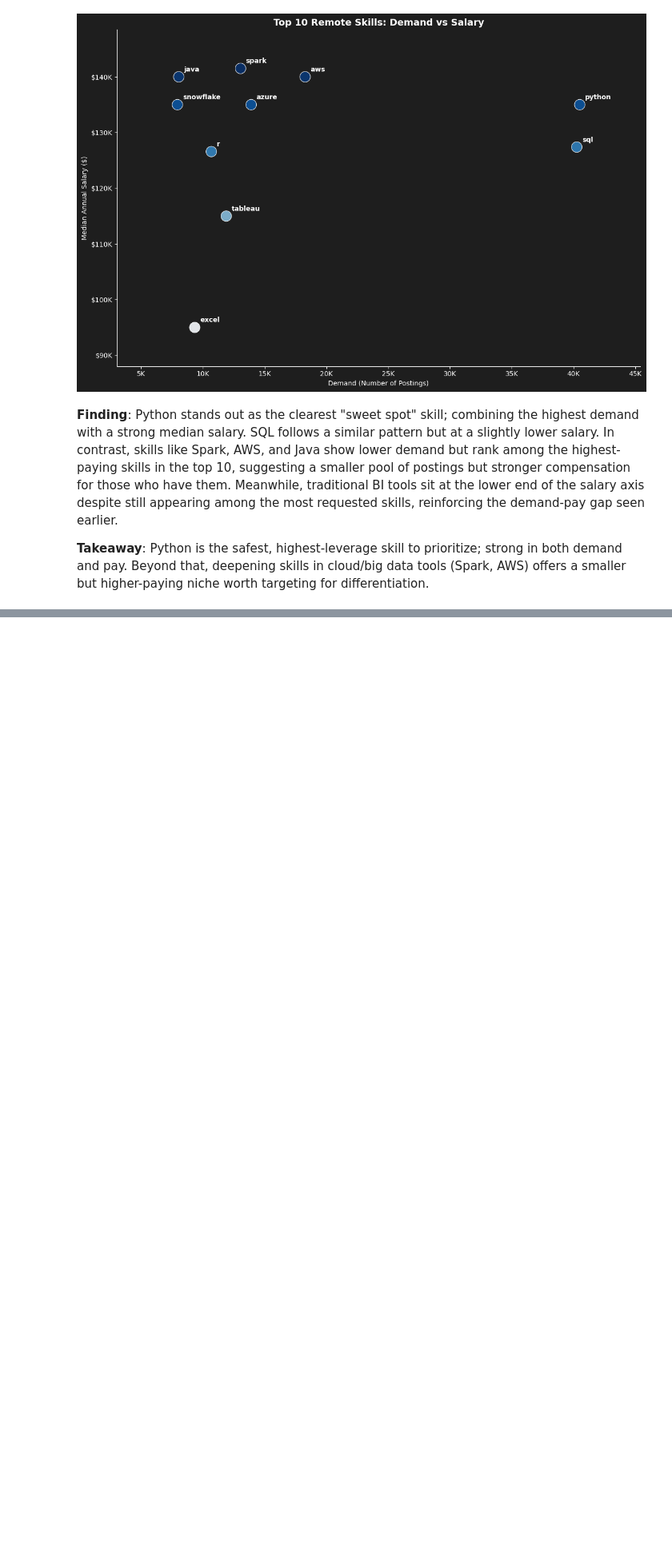
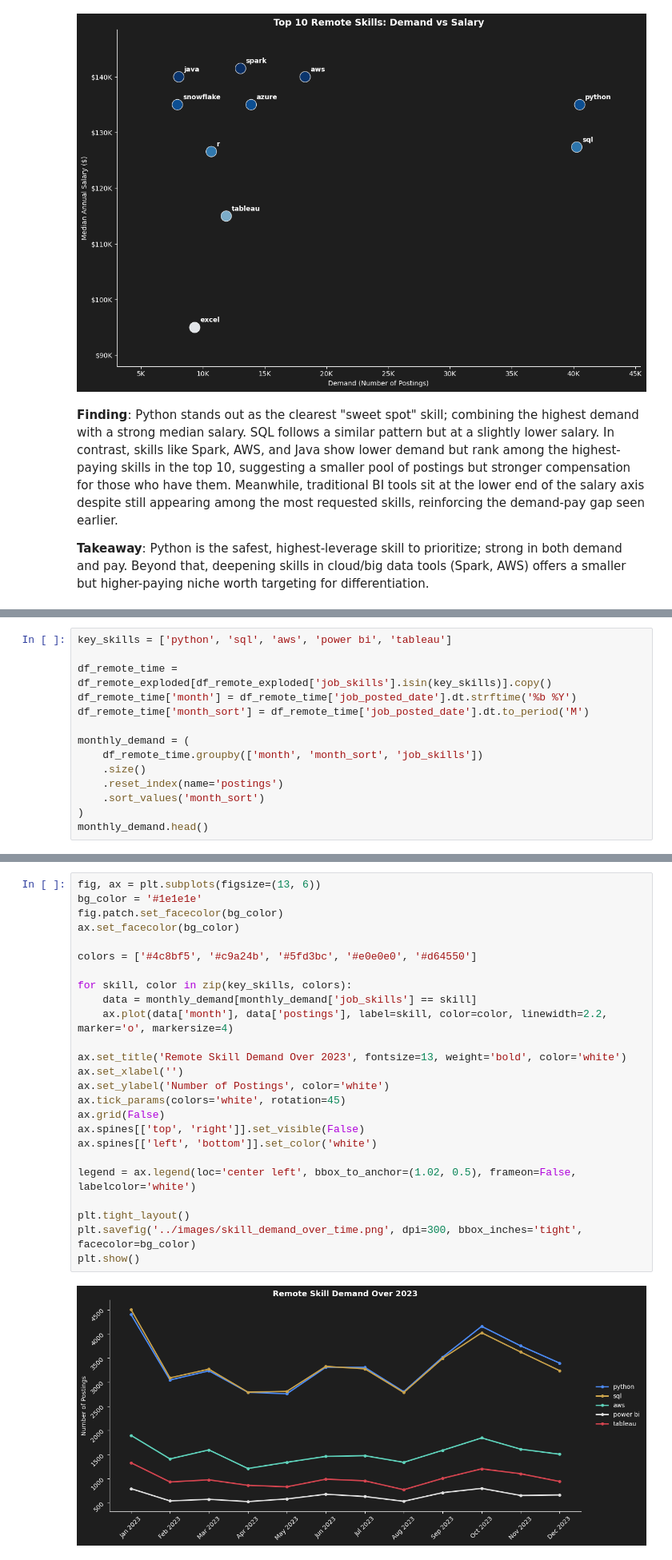
Before and after one commit to Mamadeo44/PYTHON_DATA_PROJECT, a Jupyter notebook: notebooks/4_top_skills_remote.ipynb, the cells around one changed output, grey strips where cells are left out. Shown at 80% size. Drawn from its saved outputs; the diff is of its cells as text; blank space fills up the shorter version.

```diff
--- a/notebooks/4_top_skills_remote.ipynb
+++ b/notebooks/4_top_skills_remote.ipynb
@@ -172,0 +177,14 @@ plt.show()
+# %%
+key_skills = ['python', 'sql', 'aws', 'power bi', 'tableau']
+
+df_remote_time = df_remote_exploded[df_remote_exploded['job_skills'].isin(key_skills)].copy()
+df_remote_time['month'] = df_remote_time['job_posted_date'].dt.strftime('%b %Y')
+df_remote_time['month_sort'] = df_remote_time['job_posted_date'].dt.to_period('M')
+
+monthly_demand = (
+    df_remote_time.groupby(['month', 'month_sort', 'job_skills'])
+    .size()
+    .reset_index(name='postings')
+    .sort_values('month_sort')
+)
+monthly_demand.head()
@@ -172,0 +200,27 @@ plt.show()
+# %%
+fig, ax = plt.subplots(figsize=(13, 6))
+bg_color = '#1e1e1e'
+fig.patch.set_facecolor(bg_color)
+ax.set_facecolor(bg_color)
+
+colors = ['#4c8bf5', '#c9a24b', '#5fd3bc', '#e0e0e0', '#d64550']
+
+for skill, color in zip(key_skills, colors):
+    data = monthly_demand[monthly_demand['job_skills'] == skill]
+    ax.plot(data['month'], data['postings'], label=skill, color=color, linewidth=2.2, marker='o', markersize=4)
+
+ax.set_title('Remote Skill Demand Over 2023', fontsize=13, weight='bold', color='white')
+ax.set_xlabel('')
+ax.set_ylabel('Number of Postings', color='white')
+ax.tick_params(colors='white', rotation=45)
+ax.grid(False)
+ax.spines[['top', 'right']].set_visible(False)
+ax.spines[['left', 'bottom']].set_color('white')
+
+legend = ax.legend(loc='center left', bbox_to_anchor=(1.02, 0.5), frameon=False, labelcolor='white')
+
+plt.tight_layout()
+plt.savefig('../images/skill_demand_over_time.png', dpi=300, bbox_inches='tight', facecolor=bg_color)
+plt.show()
+# %% [output]
+[figure, added]
```
Also changed, not shown: parts of 5 cells of this notebook, 2 other files.
